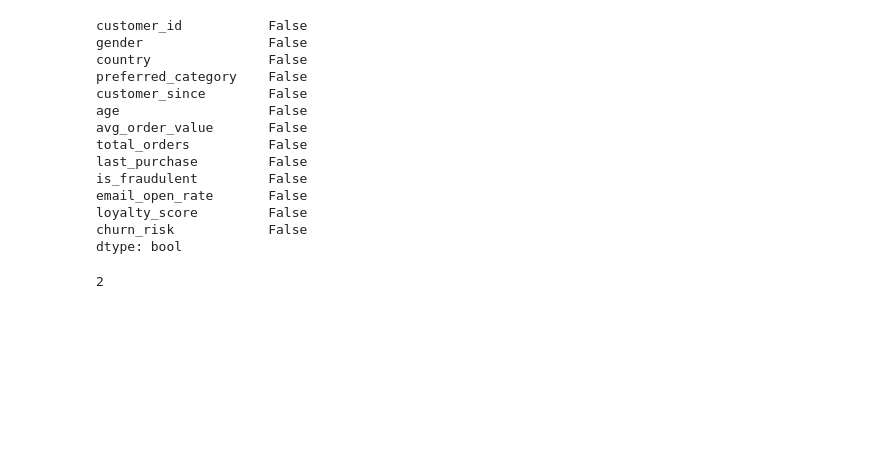
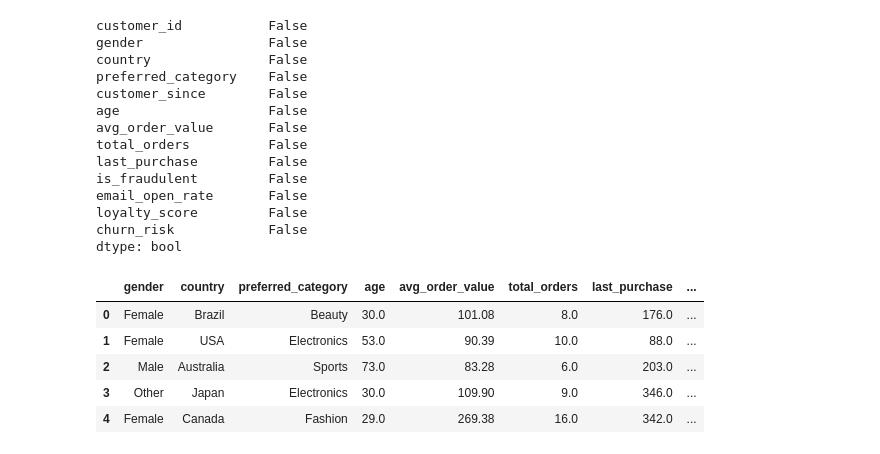
Before and after one commit to VIVEKCHANDAN73/CustomerChurnPrediction, a Jupyter notebook: notebooks/research.ipynb, the cells around one changed output. Saved outputs shown, nothing was run; the diff lists cells and outputs as text; code cells hidden in the pictures; blank space fills up the shorter version.

```diff
--- a/notebooks/research.ipynb
+++ b/notebooks/research.ipynb
@@ -121,7 +121,5 @@ loyalty_score         False
 churn_risk            False
 dtype: bool
 # %%
-def even_numbers(n):
-    for i in range(0, n + 1):
-        if i % 2 == 0:
-            yield i
+
+df_clean.drop(columns=['customer_id'], inplace=True)
@@ -130,4 +125,0 @@ a=even_numbers(10)
-# %%
-next(a)
-# %% [output]
-2
@@ -133,0 +133,9 @@ next(a)
+# %%
+df_clean.head()
+# %% [output]
+|  | gender | country | preferred_category | age | avg_order_value | total_orders | last_purchase | ... |
+| 0 | Female | Brazil | Beauty | 30.0 | 101.08 | 8.0 | 176.0 | ... |
+| 1 | Female | USA | Electronics | 53.0 | 90.39 | 10.0 | 88.0 | ... |
+| 2 | Male | Australia | Sports | 73.0 | 83.28 | 6.0 | 203.0 | ... |
+| 3 | Other | Japan | Electronics | 30.0 | 109.90 | 9.0 | 346.0 | ... |
+| 4 | Female | Canada | Fashion | 29.0 | 269.38 | 16.0 | 342.0 | ... |
```
Also changed, not shown: parts of 8 cells of this notebook, 2 other files.
